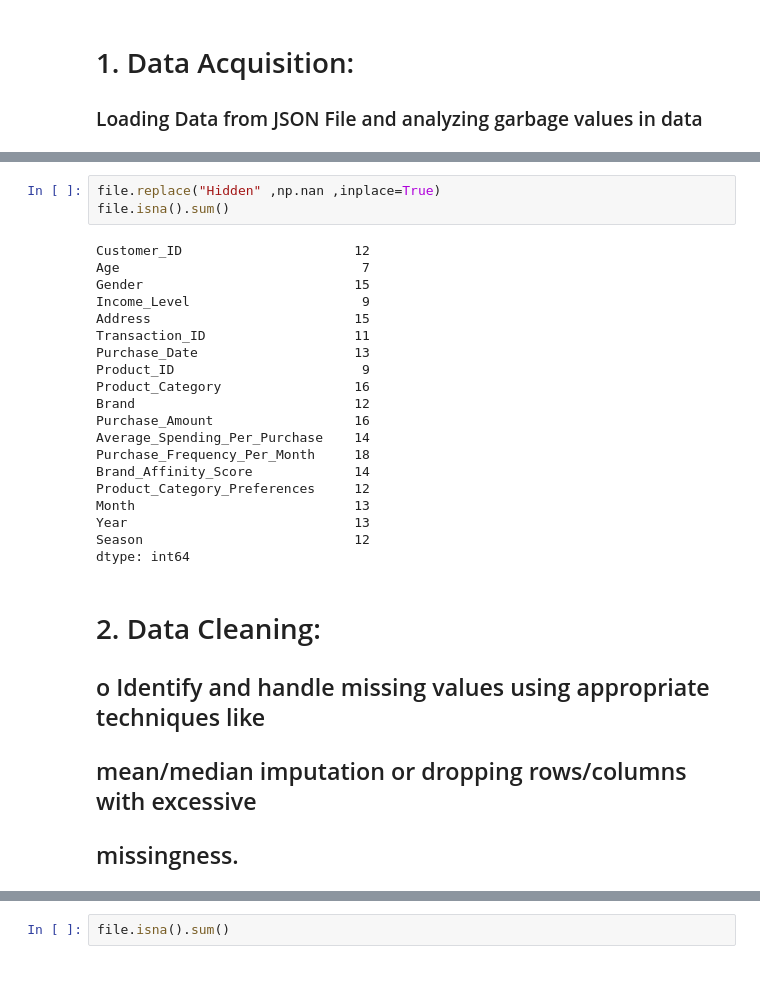
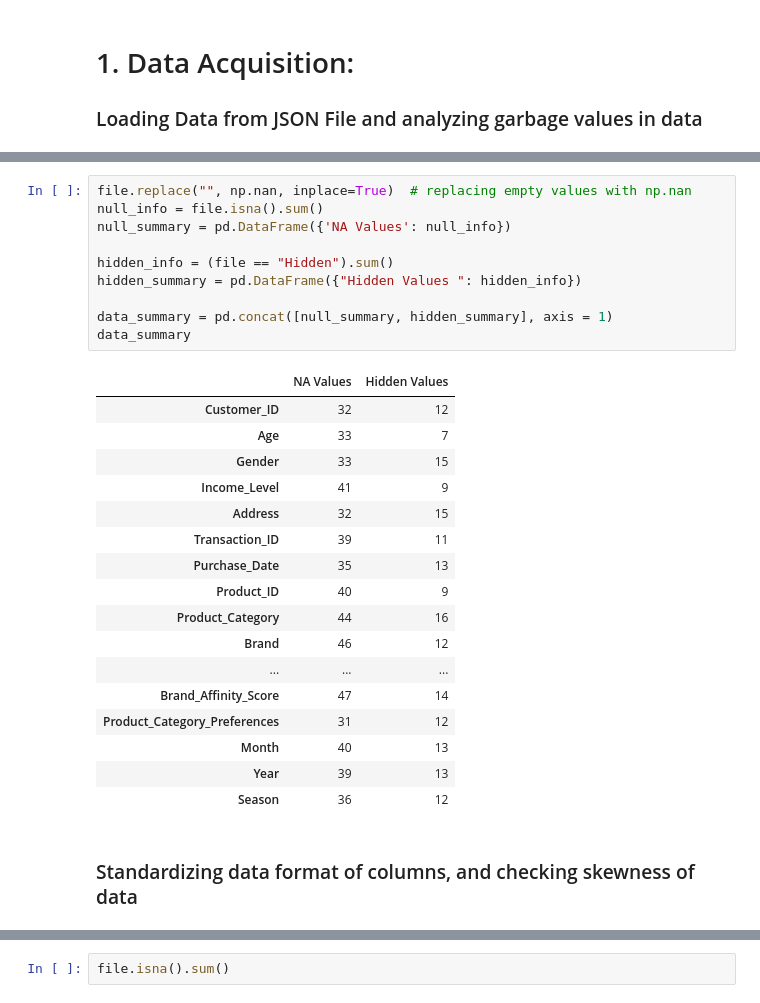
Before and after one commit to Samihassan686/Data-Analysis-Electronics-Department, a Jupyter notebook: F20-1083_F20-0263_F20-0255.ipynb, the cells around one changed output, grey strips where cells are left out. Cells and saved outputs as stored; diff of their text form; blank space fills up the shorter version.

Commit message:
Formating File

```diff
--- a/F20-1083_F20-0263_F20-0255.ipynb
+++ b/F20-1083_F20-0263_F20-0255.ipynb
@@ -26,28 +27,30 @@ file.head()  # previewing the loaded data
 # %%
-file.replace("Hidden" ,np.nan ,inplace=True)
-file.isna().sum()
+file.replace("", np.nan, inplace=True)  # replacing empty values with np.nan
+null_info = file.isna().sum()
+null_summary = pd.DataFrame({'NA Values': null_info})
+
+hidden_info = (file == "Hidden").sum()
+hidden_summary = pd.DataFrame({"Hidden Values ": hidden_info})
+
+data_summary = pd.concat([null_summary, hidden_summary], axis = 1)
+data_summary
 # %% [output]
-Customer_ID                      12
-Age                               7
-Gender                           15
-Income_Level                      9
-Address                          15
-Transaction_ID                   11
-Purchase_Date                    13
-Product_ID                        9
-Product_Category                 16
-Brand                            12
-Purchase_Amount                  16
-Average_Spending_Per_Purchase    14
-Purchase_Frequency_Per_Month     18
-Brand_Affinity_Score             14
-Product_Category_Preferences     12
-Month                            13
-Year                             13
-Season                           12
-dtype: int64
+|  | NA Values | Hidden Values |
+| Customer_ID | 32 | 12 |
+| Age | 33 | 7 |
+| Gender | 33 | 15 |
+| Income_Level | 41 | 9 |
+| Address | 32 | 15 |
+| Transaction_ID | 39 | 11 |
+| Purchase_Date | 35 | 13 |
+| Product_ID | 40 | 9 |
+| Product_Category | 44 | 16 |
+| Brand | 46 | 12 |
+| ... | ... | ... |
+| Brand_Affinity_Score | 47 | 14 |
+| Product_Category_Preferences | 31 | 12 |
+| Month | 40 | 13 |
+| Year | 39 | 13 |
+| Season | 36 | 12 |
-# %% [markdown]
-# 2. Data Cleaning:
-## o Identify and handle missing values using appropriate techniques like
-## mean/median imputation or dropping rows/columns with excessive
-## missingness.
+# %% [markdown]
+### Standardizing data format of columns, and checking skewness of data
```
Also changed, not shown: parts of 7 cells of this notebook.
